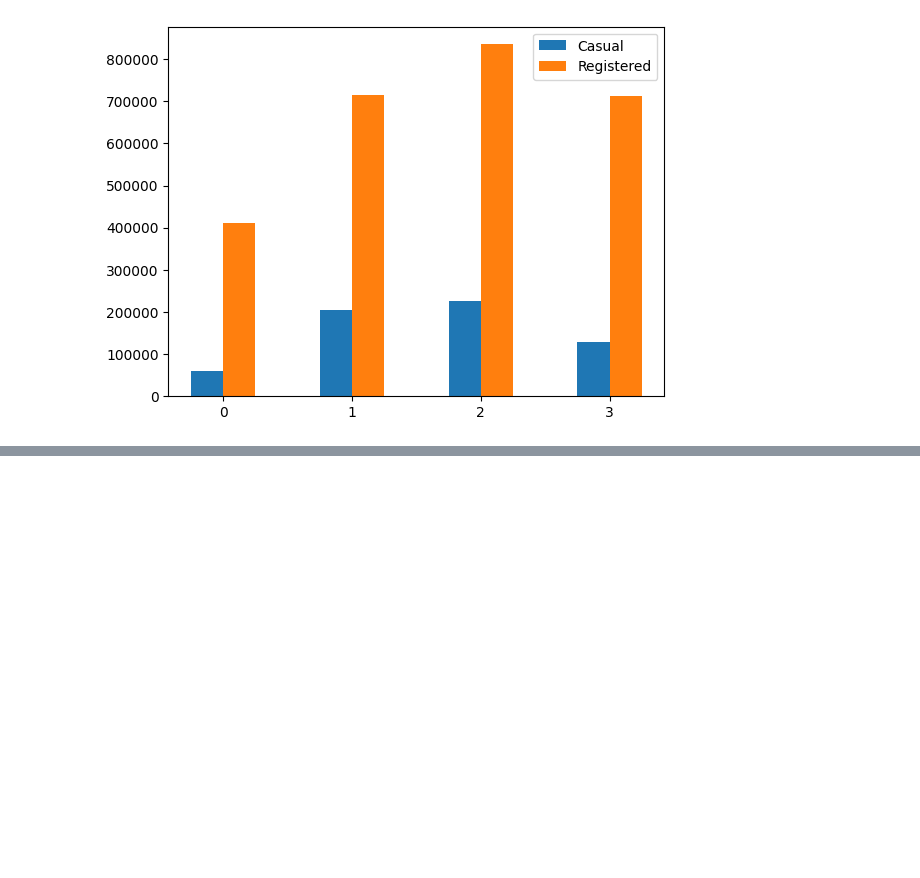
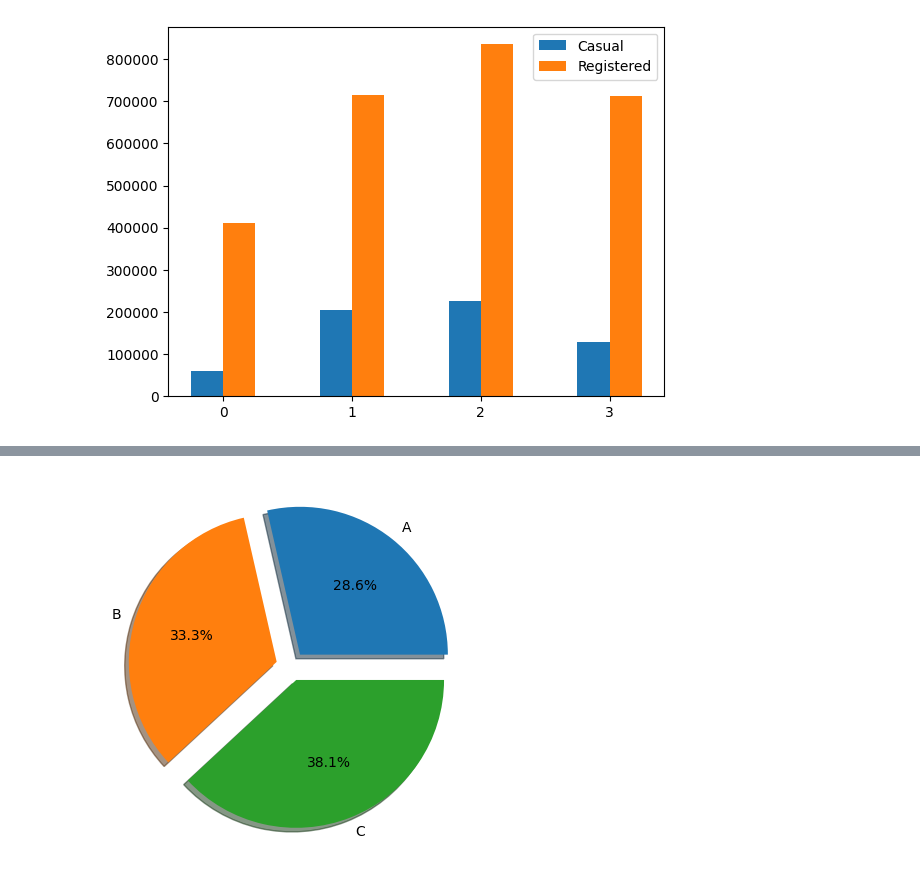
Before and after one commit to ChiragAgrawal12/Project_AU, a Jupyter notebook: Matplotlib/matplotlib.ipynb, the cells around one changed output, grey strips where cells are left out. Cells and saved outputs as stored; diff of their text form; code cells hidden in the pictures; blank space fills up the shorter version.

```diff
--- a/Matplotlib/matplotlib.ipynb
+++ b/Matplotlib/matplotlib.ipynb
@@ -259,0 +296,7 @@ plt.show()
+# %%
+name=np.array(['A','B','C'])
+number=np.array([60,70,80])
+plt.pie(number,labels=name,autopct='%1.1f%%',shadow=True,explode=[0.1,0.1,0.1])                      # %0.01f%% -> %1.1f%%
+plt.show()
+# %% [output]
+[figure, added]
```
Also changed, not shown: parts of 14 cells of this notebook, 2 other files.
